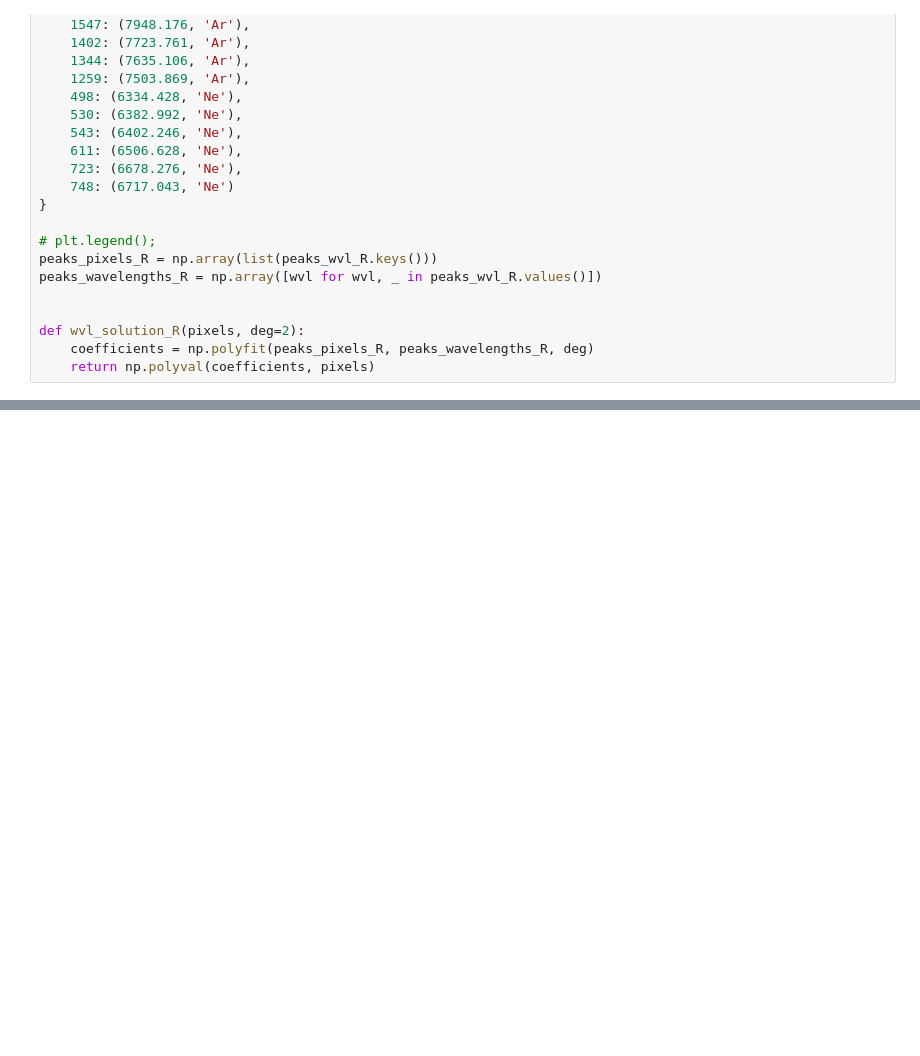
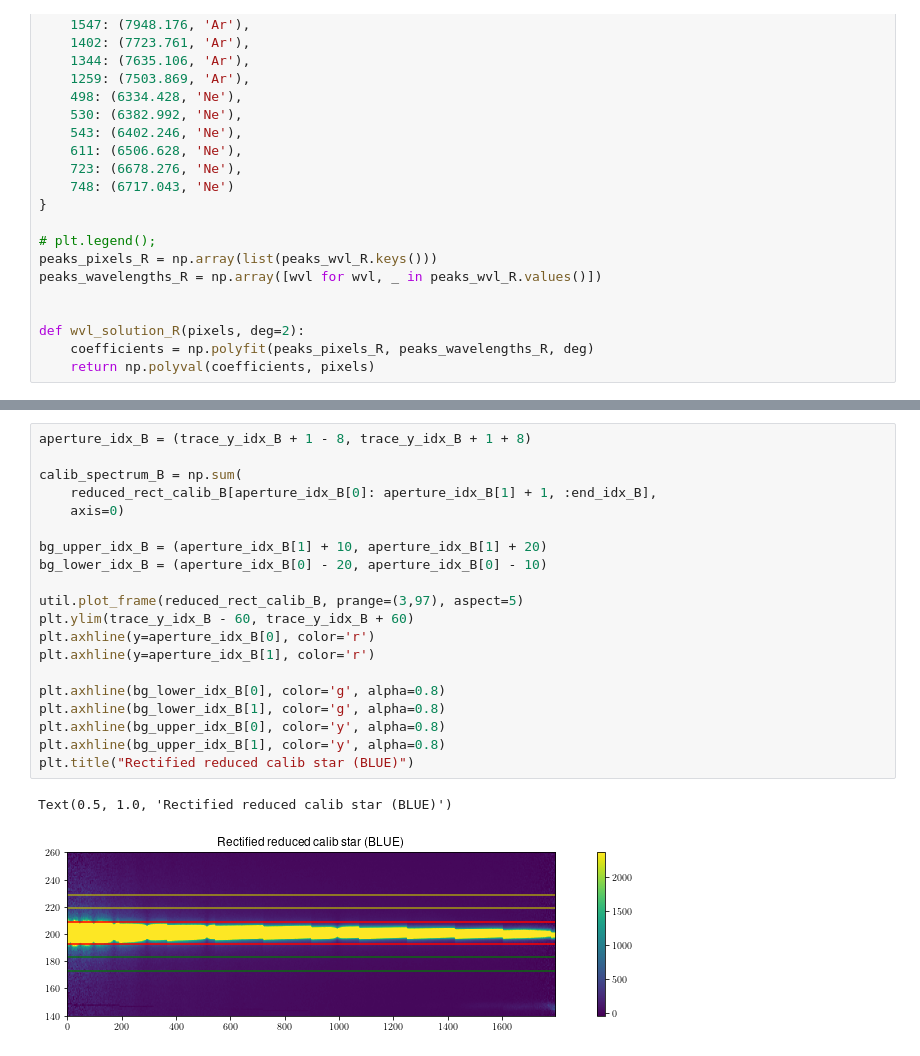
Before and after one commit to jaladh-singhal/ay107_observation, a Jupyter notebook: presentation_figures.ipynb, the cells around one changed output, grey strips where cells are left out. Saved outputs shown, nothing was run; the diff lists cells and outputs as text; blank space fills up the shorter version.

```diff
--- a/presentation_figures.ipynb
+++ b/presentation_figures.ipynb
@@ -360,0 +412,23 @@ fig.savefig("figures/fig3.png", dpi=200)
+# %%
+aperture_idx_B = (trace_y_idx_B + 1 - 8, trace_y_idx_B + 1 + 8)
+
+calib_spectrum_B = np.sum(
+    reduced_rect_calib_B[aperture_idx_B[0]: aperture_idx_B[1] + 1, :end_idx_B],
+    axis=0)
+
+bg_upper_idx_B = (aperture_idx_B[1] + 10, aperture_idx_B[1] + 20)
+bg_lower_idx_B = (aperture_idx_B[0] - 20, aperture_idx_B[0] - 10)
+
+util.plot_frame(reduced_rect_calib_B, prange=(3,97), aspect=5)
+plt.ylim(trace_y_idx_B - 60, trace_y_idx_B + 60)
+plt.axhline(y=aperture_idx_B[0], color='r')
+plt.axhline(y=aperture_idx_B[1], color='r')
+
+plt.axhline(bg_lower_idx_B[0], color='g', alpha=0.8)
+plt.axhline(bg_lower_idx_B[1], color='g', alpha=0.8)
+plt.axhline(bg_upper_idx_B[0], color='y', alpha=0.8)
+plt.axhline(bg_upper_idx_B[1], color='y', alpha=0.8)
+plt.title("Rectified reduced calib star (BLUE)")
+# %% [output]
+Text(0.5, 1.0, 'Rectified reduced calib star (BLUE)')
+[figure, added]
```
Also changed, not shown: parts of 12 cells of this notebook, 4 other files.
